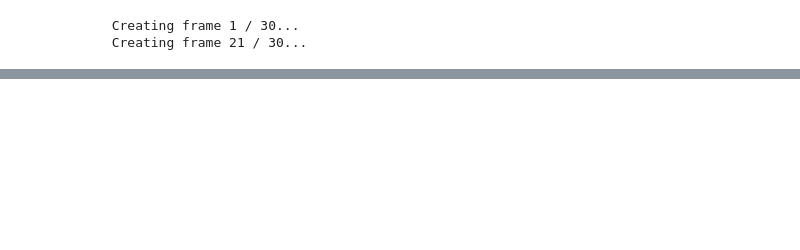
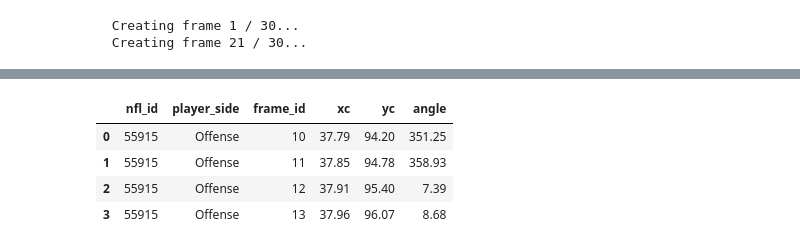
Before and after one commit to rjf2022/nfl-big-data-bowl, a Jupyter notebook: Visuals.ipynb, the cells around one changed output, grey strips where cells are left out. Saved outputs shown, nothing was run; the diff lists cells and outputs as text; code cells hidden in the pictures; blank space fills up the shorter version.

```diff
--- a/Visuals.ipynb
+++ b/Visuals.ipynb
@@ -551,0 +578,90 @@ plt.close()
+# %%
+# class object for handling the input data on a given play
+class PlayDataInput:
+
+    def __init__(self, game_id, play_id, df_plays, flip_y = False):
+        self.game_id = game_id
+        self.play_id = play_id
+
+        # filter the dataframe for the given play
+        dfp = df_plays.loc[
+            (df_plays["game_id"] == game_id) &
+            (df_plays["play_id"] == play_id)
+        ].reset_index(drop = True)
+
+        # transform to match our positioning format
+        dfp["xc"] = 53.3 - dfp["y"]
+        dfp["yc"] = dfp["x"]
+        dfp["angle"] = dfp["o"] - 90
+
+        # flip to the other direction if needed
+        if flip_y:
+            dfp["xc"] = 53.3 - dfp["xc"]
+            dfp["yc"] = 120 - dfp["yc"]
+            dfp["angle"] = (dfp["angle"] + 180) % 360
+
+        # subset columns and add to an attribute
+        self.dfp = dfp[["nfl_id", "player_side", "frame_id", "xc", "yc", "angle"]]
+
+    # function to get data for a specific player
+    def get_player_data(self, player_id):
+        return self.dfp.loc[self.dfp["nfl_id"] == player_id].reset_index(drop = True)
+
+    # get unique players
+    def get_unique_players(self):
+        return self.dfp[["nfl_id", "player_side"]].drop_duplicates()
+
+    # subset frames by a given min/max
+    def subset_player_frames(self, player_id, min_frame = None, max_frame = None):
+
+        # filter for the given player
+        df_subset = self.get_player_data(player_id)
+
+        # subset by min (if given)
+        if min_frame is not None:
+            df_subset = df_subset.loc[df_subset["frame_id"] >= min_frame]
+
+        # subset by max (if given)
+        if max_frame is not None:
+            df_subset = df_subset.loc[df_subset["frame_id"] <= max_frame]
+
+        return df_subset.reset_index(drop = True)
+
+    # create keyframes for a given player
+    def create_player_keyframes(self, player_id, start_time = 0, fps = 10, min_frame = None, max_frame = None):
+
+        # get the player data
+        df_player = self.subset_player_frames(player_id, min_frame = min_frame, max_frame = max_frame)
+
+        # get the first frame
+        frame_start = df_player["frame_id"].min()
+
+        # iterate through each frame and create keyframes
+        keyframes = []
+        for i, row in df_player.iterrows():
+            keyframes.append({
+                "time": start_time + ((row["frame_id"] - frame_start) / fps),
+                "values": {
+                    "xc": row["xc"],
+                    "yc": row["yc"],
+                    "angle": row["angle"]
+                }
+            })
+
+        return keyframes
+
+
+pdi = PlayDataInput(game_id = 2023121700, play_id = 2553, df_plays = df_plays, flip_y = True)
+
+# pdi.get_player_data(player_id = 55915).head()
+pdi.subset_player_frames(player_id = 55915, min_frame = 10, max_frame = 13)
+
+# pdi.create_player_keyframes(player_id = 55915, min_frame = 10, max_frame = 13)
+
+# pdi.get_unique_players()
+# %% [output]
+|  | nfl_id | player_side | frame_id | xc | yc | angle |
+| 0 | 55915 | Offense | 10 | 37.79 | 94.20 | 351.25 |
+| 1 | 55915 | Offense | 11 | 37.85 | 94.78 | 358.93 |
+| 2 | 55915 | Offense | 12 | 37.91 | 95.40 | 7.39 |
+| 3 | 55915 | Offense | 13 | 37.96 | 96.07 | 8.68 |
```
Also changed, not shown: parts of 9 cells of this notebook, 2 other files.
